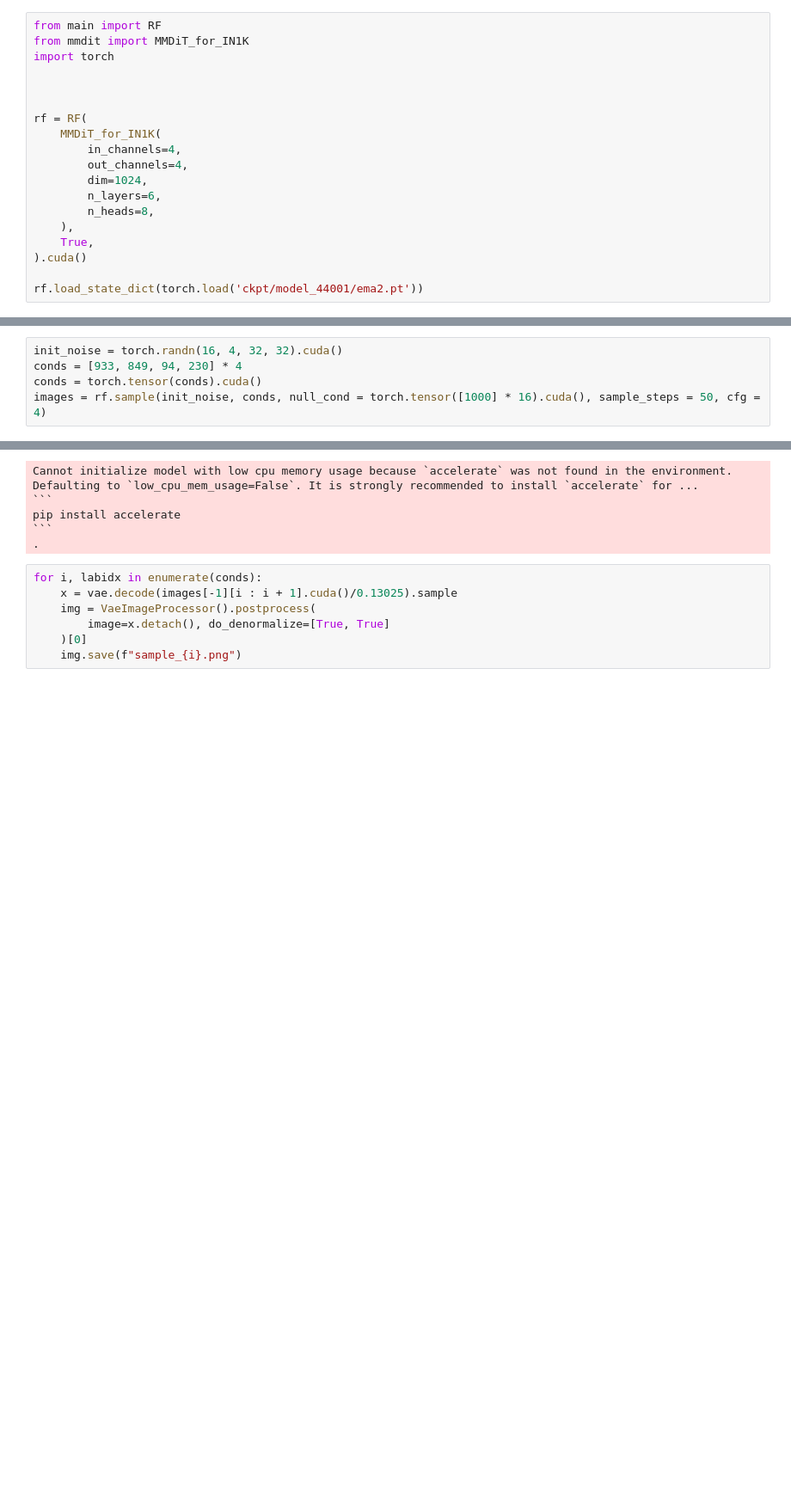
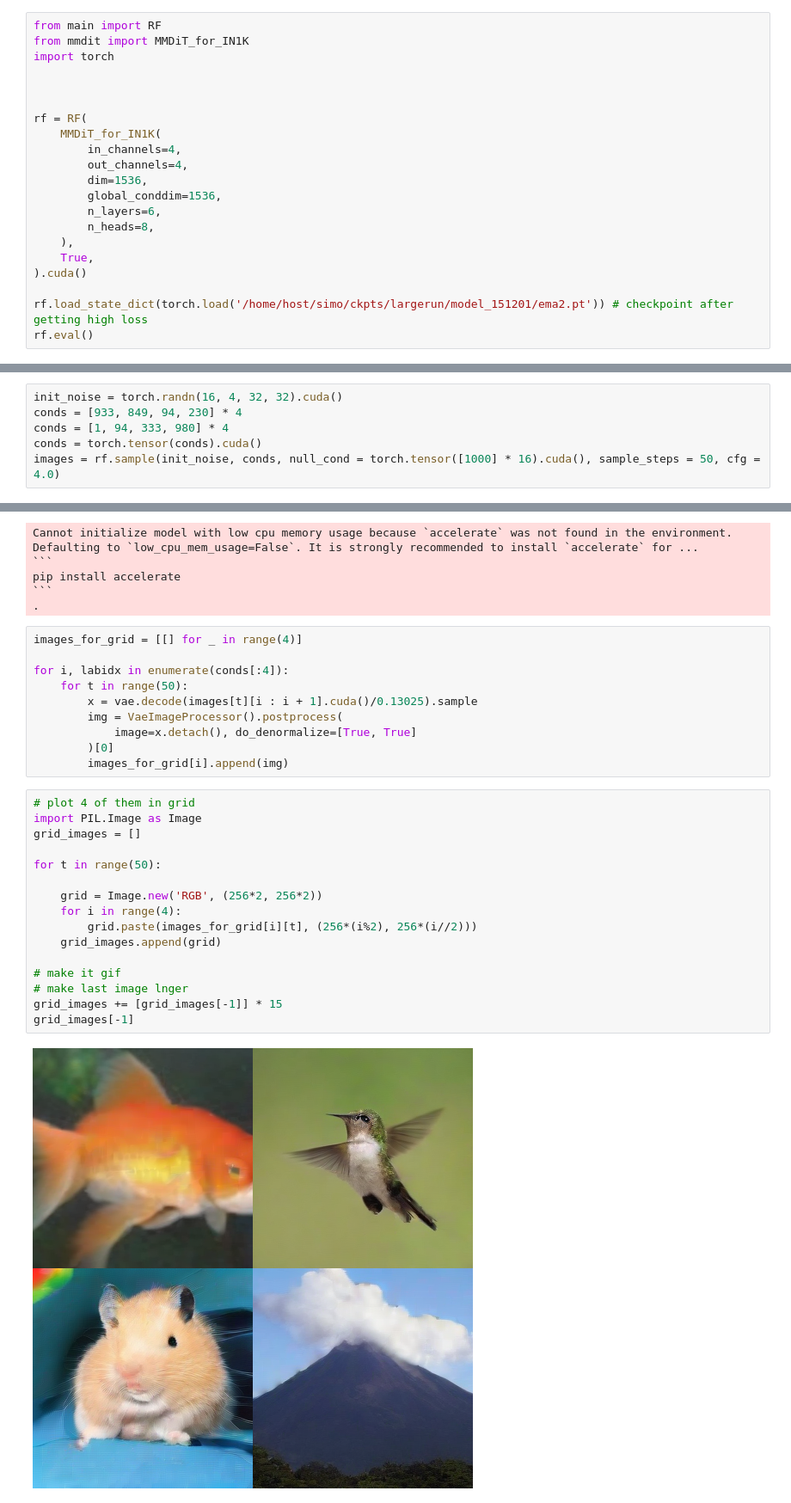
Before and after one commit to cloneofsimo/minRF, a Jupyter notebook: advanced/inference_example.ipynb, the cells around one changed output, grey strips where cells are left out. Shown: that part at 86% size. Cells and saved outputs as stored; diff of their text form; blank space fills up the shorter version.

````diff
--- a/advanced/inference_example.ipynb
+++ b/advanced/inference_example.ipynb
@@ -9,12 +9,14 @@ rf = RF(
     MMDiT_for_IN1K(
         in_channels=4,
         out_channels=4,
-        dim=1024,
+        dim=1536,
+        global_conddim=1536,
         n_layers=6,
         n_heads=8,
     ),
     True,
 ).cuda()
 
-rf.load_state_dict(torch.load('ckpt/model_44001/ema2.pt'))
+rf.load_state_dict(torch.load('/home/host/simo/ckpts/largerun/model_151201/ema2.pt')) # checkpoint after getting high loss
+rf.eval()
 # %% [output]
@@ -31,8 +40,9 @@ collect2: error: ld returned 1 exit status
 # %%
 init_noise = torch.randn(16, 4, 32, 32).cuda()
 conds = [933, 849, 94, 230] * 4
+conds = [1, 94, 333, 980] * 4
 conds = torch.tensor(conds).cuda()
-images = rf.sample(init_noise, conds, null_cond = torch.tensor([1000] * 16).cuda(), sample_steps = 50, cfg = 4)
+images = rf.sample(init_noise, conds, null_cond = torch.tensor([1000] * 16).cuda(), sample_steps = 50, cfg = 4.0)
 # %%
 from diffusers.image_processor import VaeImageProcessor
 from diffusers.models import AutoencoderKL
@@ -45,9 +55,30 @@ pip install accelerate
 ```
 .
 # %%
-for i, labidx in enumerate(conds):
-    x = vae.decode(images[-1][i : i + 1].cuda()/0.13025).sample
-    img = VaeImageProcessor().postprocess(
-        image=x.detach(), do_denormalize=[True, True]
-    )[0]
-    img.save(f"sample_{i}.png")
+images_for_grid = [[] for _ in range(4)]
+
+for i, labidx in enumerate(conds[:4]):
+    for t in range(50):
+        x = vae.decode(images[t][i : i + 1].cuda()/0.13025).sample
+        img = VaeImageProcessor().postprocess(
+            image=x.detach(), do_denormalize=[True, True]
+        )[0]
+        images_for_grid[i].append(img)
+# %%
+# plot 4 of them in grid
+import PIL.Image as Image
+grid_images = []
+
+for t in range(50):
+
+    grid = Image.new('RGB', (256*2, 256*2))
+    for i in range(4):
+        grid.paste(images_for_grid[i][t], (256*(i%2), 256*(i//2)))
+    grid_images.append(grid)
+
+# make it gif
+# make last image lnger
+grid_images += [grid_images[-1]] * 15
+grid_images[-1]
+# %% [output]
+[figure, added]
````
Also changed, not shown: parts of 2 cells of this notebook, 1 other file.
